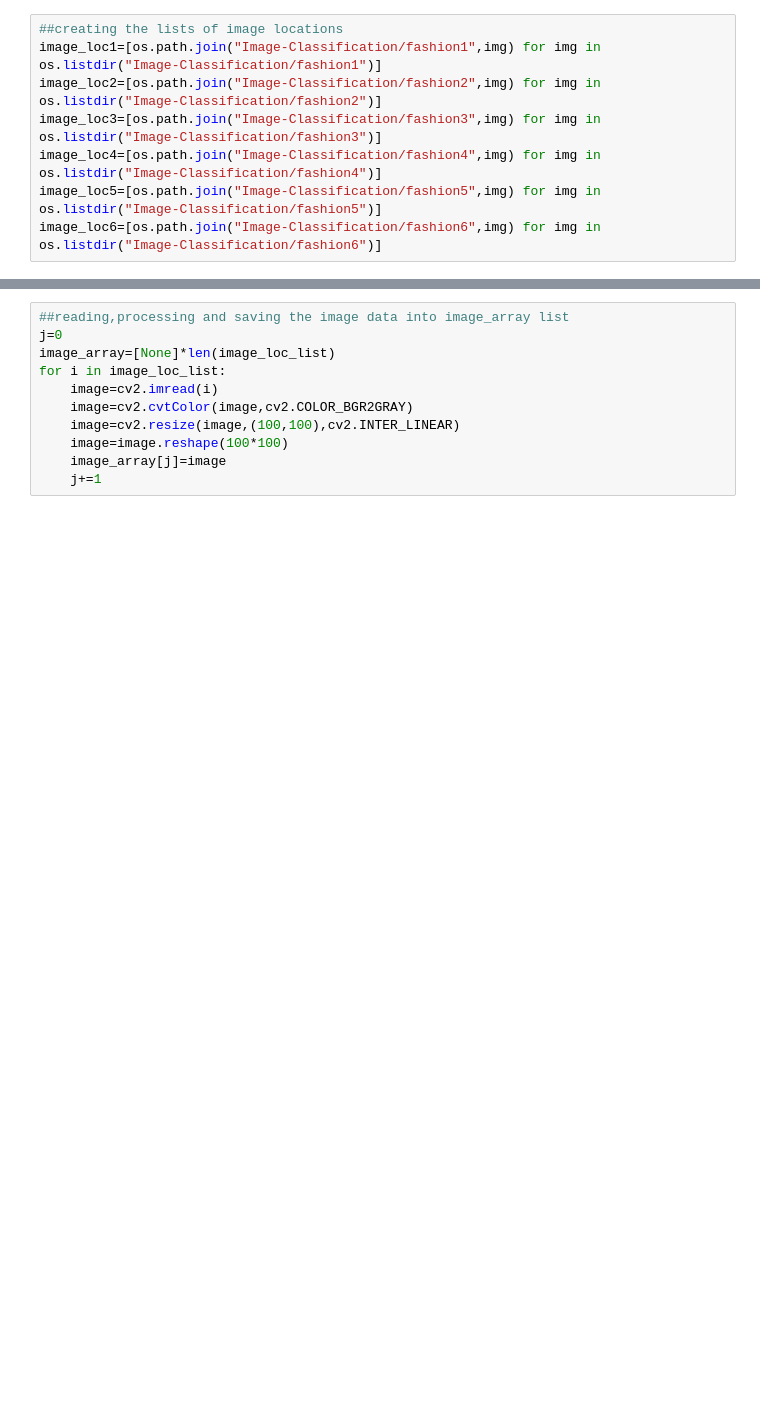
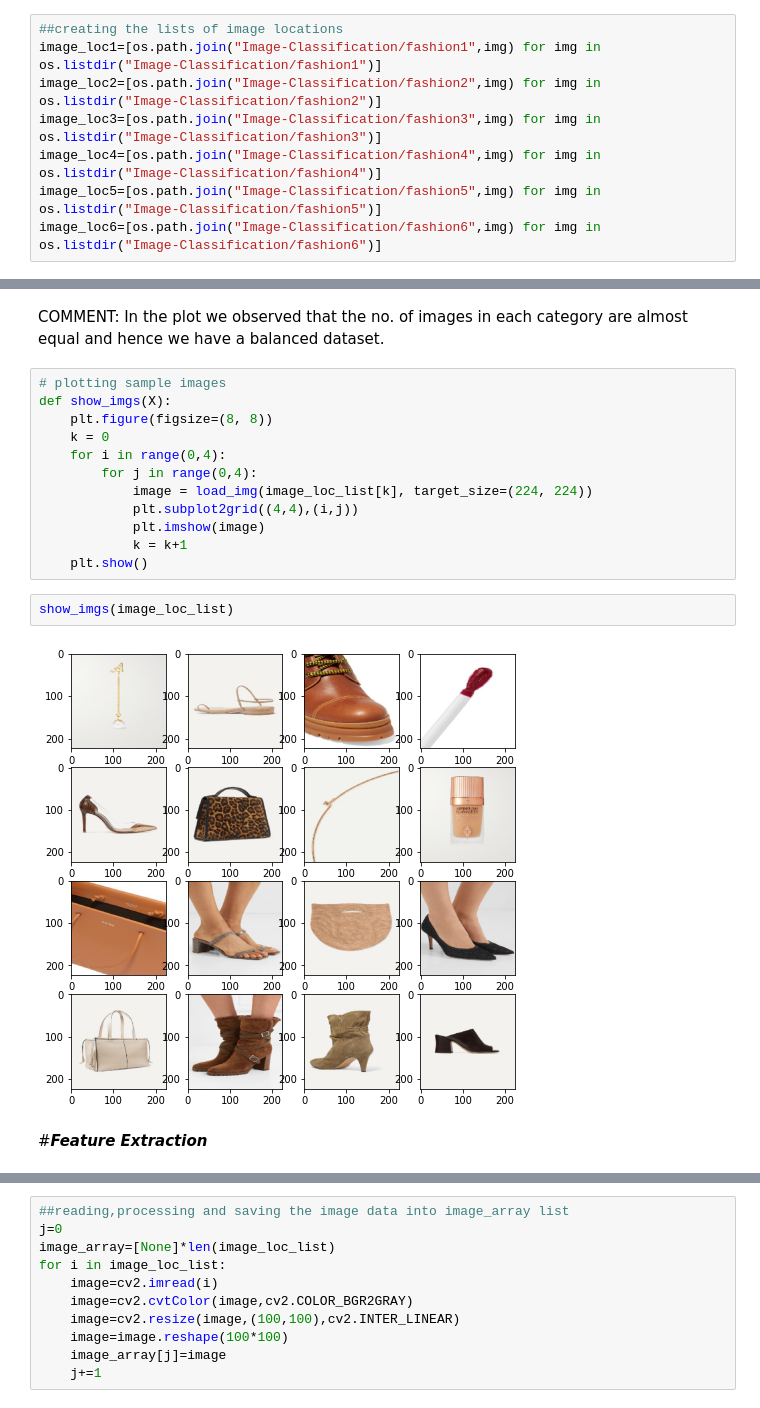
Before and after one commit to pankajrana1111/Image-Classification, a Jupyter notebook: Capstone_Project.ipynb, the cells around one changed output, grey strips where cells are left out. Drawn from its saved outputs; the diff is of its cells as text; blank space fills up the shorter version.

```diff
--- a/Capstone_Project.ipynb
+++ b/Capstone_Project.ipynb
@@ -60,0 +96,20 @@ len(image_loc_list)
+# %% [markdown]
+COMMENT: In the plot we observed that the no. of images in each category are almost equal and hence we have a balanced dataset.
+# %%
+# plotting sample images
+def show_imgs(X):
+    plt.figure(figsize=(8, 8))
+    k = 0
+    for i in range(0,4):
+        for j in range(0,4):
+            image = load_img(image_loc_list[k], target_size=(224, 224))
+            plt.subplot2grid((4,4),(i,j))
+            plt.imshow(image)
+            k = k+1
+    plt.show()
+# %%
+show_imgs(image_loc_list)
+# %% [output]
+[figure, added]
+# %% [markdown]
+#***Feature Extraction***
```
Also changed, not shown: parts of 25 cells of this notebook.
